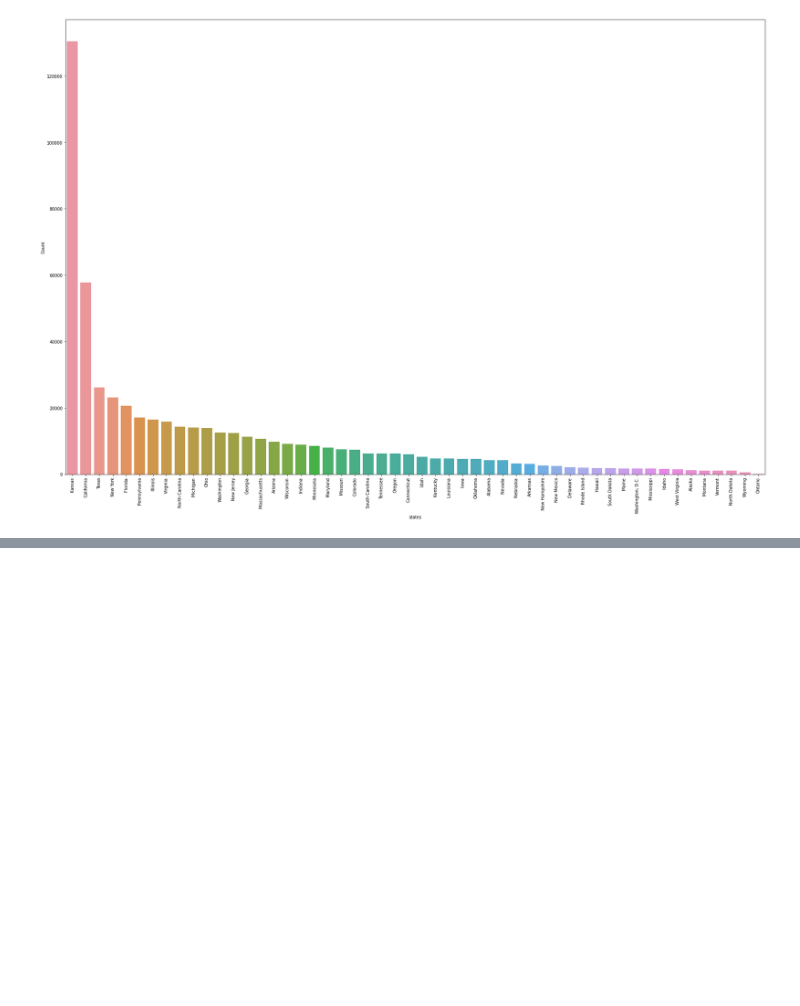
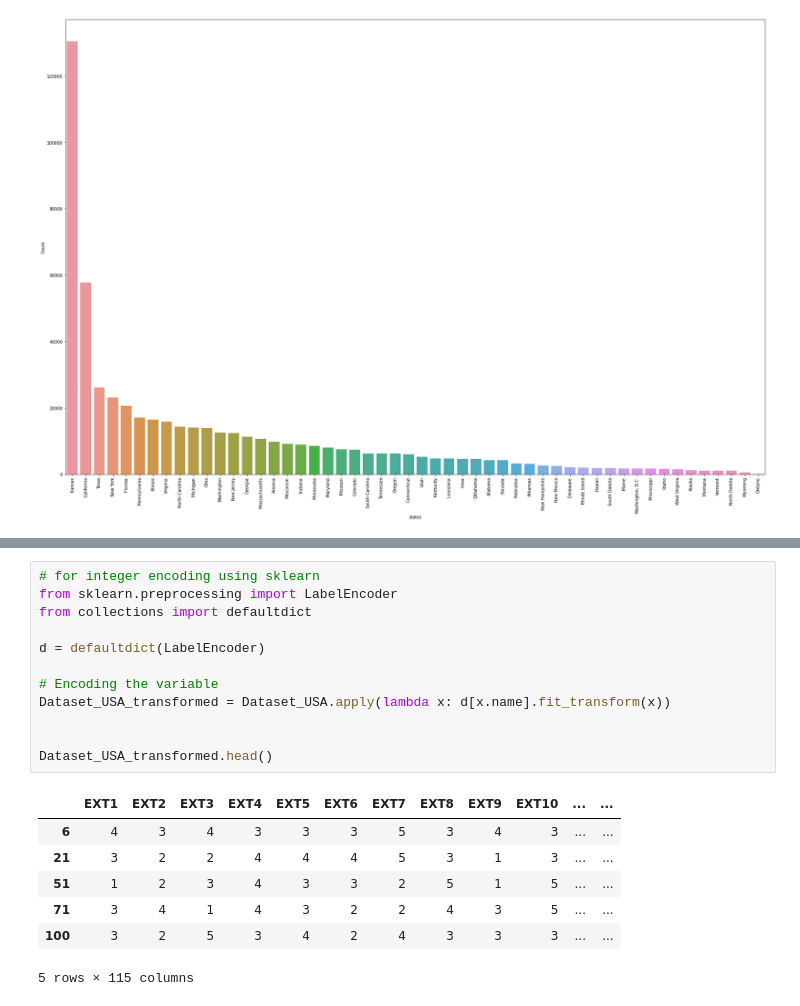
Before and after one commit to marvin2311/BigFive_Personality_Analysis, a Jupyter notebook: Notebook_Eric.ipynb, the cells around one changed output, grey strips where cells are left out. Drawn from its saved outputs; the diff is of its cells as text; blank space fills up the shorter version.

```diff
--- a/Notebook_Eric.ipynb
+++ b/Notebook_Eric.ipynb
@@ -516,0 +508,20 @@ sns.boxplot(x="political bias", y="EXT1", hue="region", data=Dataset_USA, palett
+# %%
+# for integer encoding using sklearn
+from sklearn.preprocessing import LabelEncoder
+from collections import defaultdict
+
+d = defaultdict(LabelEncoder)
+
+# Encoding the variable
+Dataset_USA_transformed = Dataset_USA.apply(lambda x: d[x.name].fit_transform(x))
+
+
+Dataset_USA_transformed.head()
+# %% [output]
+|  | EXT1 | EXT2 | EXT3 | EXT4 | EXT5 | EXT6 | EXT7 | EXT8 | EXT9 | EXT10 | ... | ... |
+| 6 | 4 | 3 | 4 | 3 | 3 | 3 | 5 | 3 | 4 | 3 | ... | ... |
+| 21 | 3 | 2 | 2 | 4 | 4 | 4 | 5 | 3 | 1 | 3 | ... | ... |
+| 51 | 1 | 2 | 3 | 4 | 3 | 3 | 2 | 5 | 1 | 5 | ... | ... |
+| 71 | 3 | 4 | 1 | 4 | 3 | 2 | 2 | 4 | 3 | 5 | ... | ... |
+| 100 | 3 | 2 | 5 | 3 | 4 | 2 | 4 | 3 | 3 | 3 | ... | ... |
+5 rows × 115 columns
```
Also changed, not shown: parts of 19 cells of this notebook.
